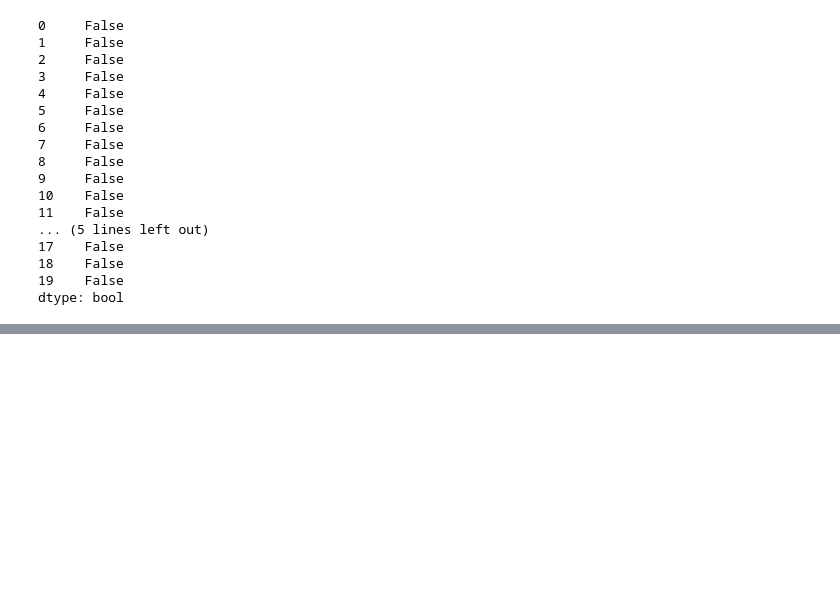
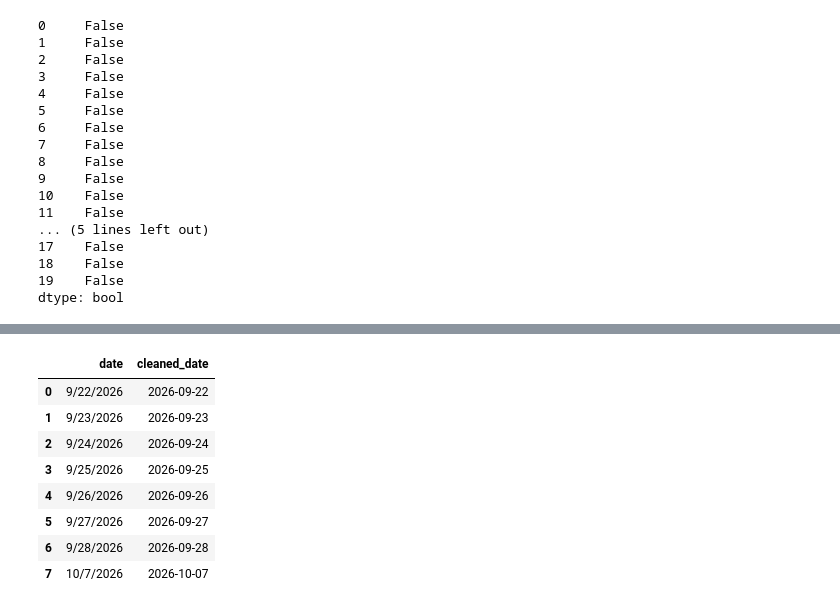
Before and after one commit to basedalgerianrin/ml-campus_data_project-colab, a Jupyter notebook: CampusDatasetProject.ipynb, the cells around one changed output, grey strips where cells are left out. Cells and saved outputs as stored; diff of their text form; code cells hidden in the pictures; blank space fills up the shorter version.

```diff
--- a/CampusDatasetProject.ipynb
+++ b/CampusDatasetProject.ipynb
@@ -120,0 +174,17 @@ dtype: bool
+# %%
+# Clean and convert the 'date' column to a standard datetime format
+df['cleaned_date'] = pd.to_datetime(df['date'], errors='coerce')
+
+# Display the unique date values before and after cleaning to verify
+unique_dates = df[['date', 'cleaned_date']].drop_duplicates().dropna().reset_index(drop=True)
+display(unique_dates.head(10))
+# %% [output]
+|  | date | cleaned_date |
+| 0 | 9/22/2026 | 2026-09-22 |
+| 1 | 9/23/2026 | 2026-09-23 |
+| 2 | 9/24/2026 | 2026-09-24 |
+| 3 | 9/25/2026 | 2026-09-25 |
+| 4 | 9/26/2026 | 2026-09-26 |
+| 5 | 9/27/2026 | 2026-09-27 |
+| 6 | 9/28/2026 | 2026-09-28 |
+| 7 | 10/7/2026 | 2026-10-07 |
```
Also changed, not shown: parts of 11 cells of this notebook.
